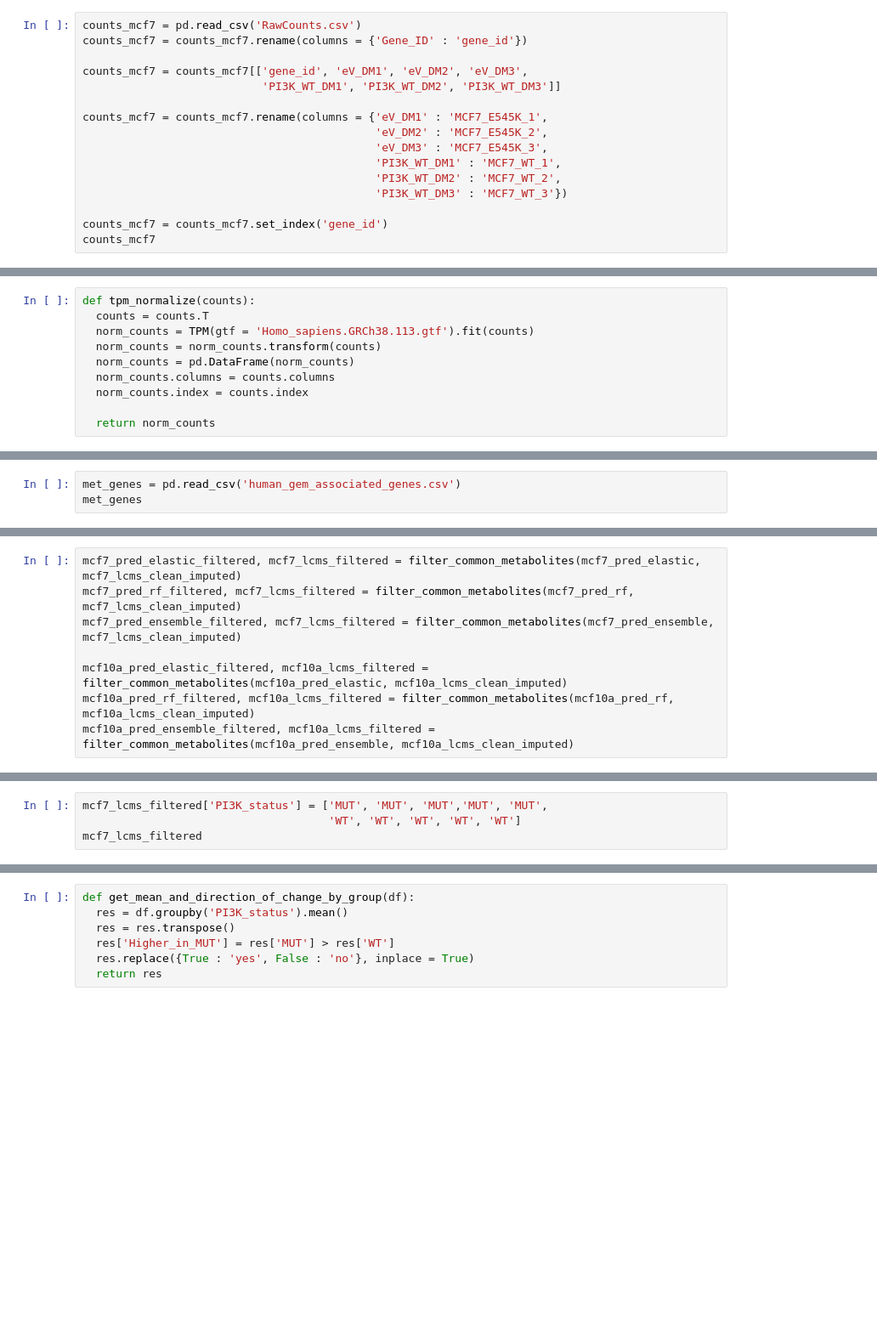
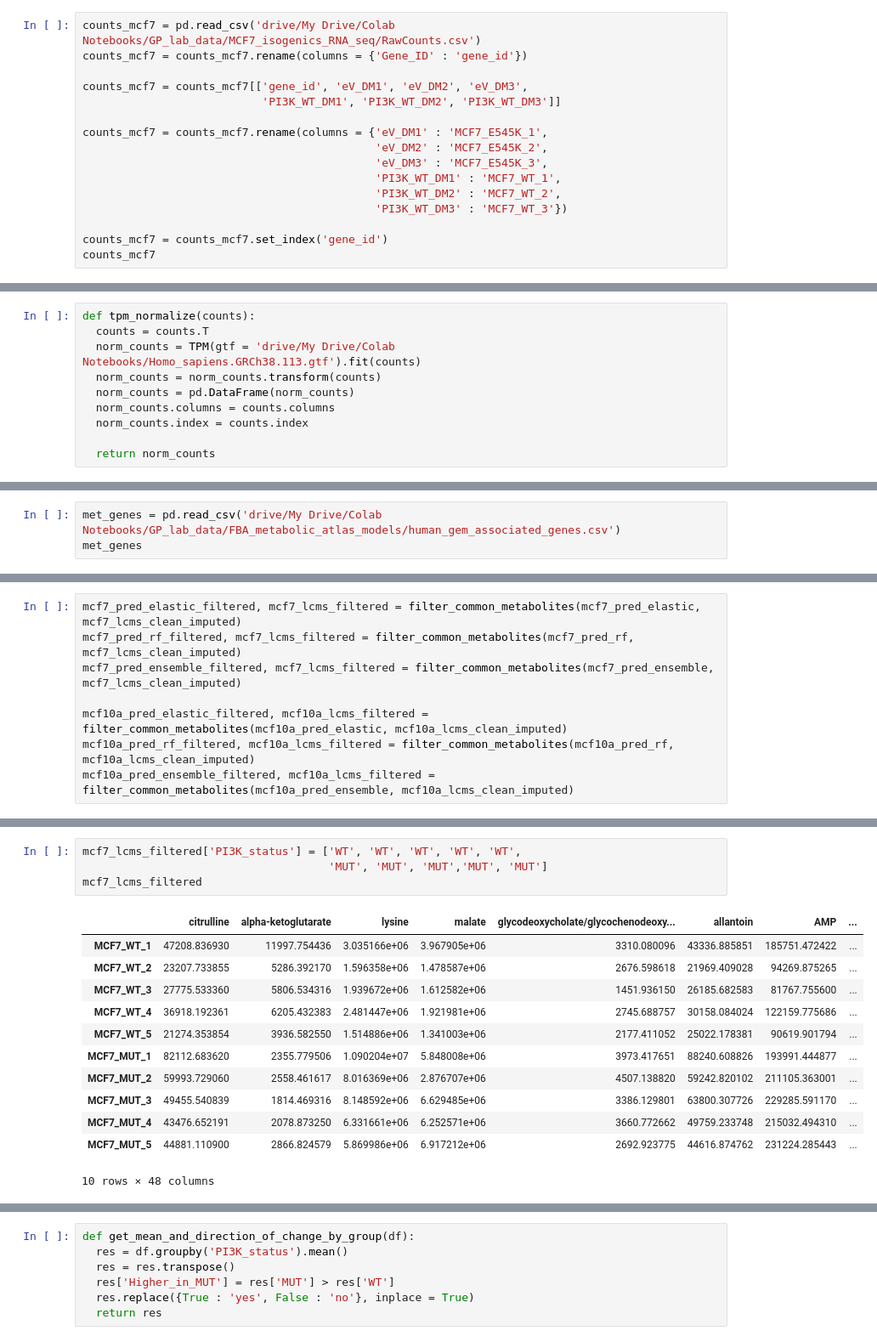
Before and after one commit to ttkaralis/metabofon, a Jupyter notebook: python_scripts/Cell_line_models/CCLE_model_validation/Comparing_predictions_with_LCMS.ipynb, the cells around one changed output, grey strips where cells are left out. Shown at 85% size. Drawn from its saved outputs; the diff is of its cells as text; blank space fills up the shorter version.

```diff
--- a/python_scripts/Cell_line_models/CCLE_model_validation/Comparing_predictions_with_LCMS.ipynb
+++ b/python_scripts/Cell_line_models/CCLE_model_validation/Comparing_predictions_with_LCMS.ipynb
@@ -34,5 +50,5 @@ final_estimator = joblib.load('Ensemble.pkl')
 # %%
-counts_mcf7 = pd.read_csv('RawCounts.csv')
+counts_mcf7 = pd.read_csv('drive/My Drive/Colab Notebooks/GP_lab_data/MCF7_isogenics_RNA_seq/RawCounts.csv')
 counts_mcf7 = counts_mcf7.rename(columns = {'Gene_ID' : 'gene_id'})
 
 counts_mcf7 = counts_mcf7[['gene_id', 'eV_DM1', 'eV_DM2', 'eV_DM3',
@@ -73,7 +137,7 @@ from rnanorm import TPM
 # %%
 def tpm_normalize(counts):
   counts = counts.T
-  norm_counts = TPM(gtf = 'Homo_sapiens.GRCh38.113.gtf').fit(counts)
+  norm_counts = TPM(gtf = 'drive/My Drive/Colab Notebooks/Homo_sapiens.GRCh38.113.gtf').fit(counts)
   norm_counts = norm_counts.transform(counts)
   norm_counts = pd.DataFrame(norm_counts)
   norm_counts.columns = counts.columns
@@ -92,3 +168,3 @@ mcf10a_tpm.head(3)
 # %%
-met_genes = pd.read_csv('human_gem_associated_genes.csv')
+met_genes = pd.read_csv('drive/My Drive/Colab Notebooks/GP_lab_data/FBA_metabolic_atlas_models/human_gem_associated_genes.csv')
 met_genes
@@ -214,7 +465,20 @@ mcf7_pred_ensemble_filtered['PI3K_status'] = ['MUT', 'MUT', 'MUT','WT', 'WT', 'W
 # %%
-mcf7_lcms_filtered['PI3K_status'] = ['MUT', 'MUT', 'MUT','MUT', 'MUT',
-                                     'WT', 'WT', 'WT', 'WT', 'WT']
+mcf7_lcms_filtered['PI3K_status'] = ['WT', 'WT', 'WT', 'WT', 'WT',
+                                     'MUT', 'MUT', 'MUT','MUT', 'MUT']
 mcf7_lcms_filtered
+# %% [output]
+|  | citrulline | alpha-ketoglutarate | lysine | malate | glycodeoxycholate/glycochenodeoxy... | allantoin | AMP | ... |
+| MCF7_WT_1 | 47208.836930 | 11997.754436 | 3.035166e+06 | 3.967905e+06 | 3310.080096 | 43336.885851 | 185751.472422 | ... |
+| MCF7_WT_2 | 23207.733855 | 5286.392170 | 1.596358e+06 | 1.478587e+06 | 2676.598618 | 21969.409028 | 94269.875265 | ... |
+| MCF7_WT_3 | 27775.533360 | 5806.534316 | 1.939672e+06 | 1.612582e+06 | 1451.936150 | 26185.682583 | 81767.755600 | ... |
+| MCF7_WT_4 | 36918.192361 | 6205.432383 | 2.481447e+06 | 1.921981e+06 | 2745.688757 | 30158.084024 | 122159.775686 | ... |
+| MCF7_WT_5 | 21274.353854 | 3936.582550 | 1.514886e+06 | 1.341003e+06 | 2177.411052 | 25022.178381 | 90619.901794 | ... |
+| MCF7_MUT_1 | 82112.683620 | 2355.779506 | 1.090204e+07 | 5.848008e+06 | 3973.417651 | 88240.608826 | 193991.444877 | ... |
+| MCF7_MUT_2 | 59993.729060 | 2558.461617 | 8.016369e+06 | 2.876707e+06 | 4507.138820 | 59242.820102 | 211105.363001 | ... |
+| MCF7_MUT_3 | 49455.540839 | 1814.469316 | 8.148592e+06 | 6.629485e+06 | 3386.129801 | 63800.307726 | 229285.591170 | ... |
+| MCF7_MUT_4 | 43476.652191 | 2078.873250 | 6.331661e+06 | 6.252571e+06 | 3660.772662 | 49759.233748 | 215032.494310 | ... |
+| MCF7_MUT_5 | 44881.110900 | 2866.824579 | 5.869986e+06 | 6.917212e+06 | 2692.923775 | 44616.874762 | 231224.285443 | ... |
+10 rows × 48 columns
 # %%
 mcf10a_pred_elastic_filtered['PI3K_status'] = ['WT', 'WT', 'WT', 'MUT', 'MUT', 'MUT','MUT', 'MUT']
 mcf10a_pred_rf_filtered['PI3K_status'] = ['WT', 'WT', 'WT', 'MUT', 'MUT', 'MUT','MUT', 'MUT']
```
Also changed, not shown: parts of 57 cells of this notebook.
